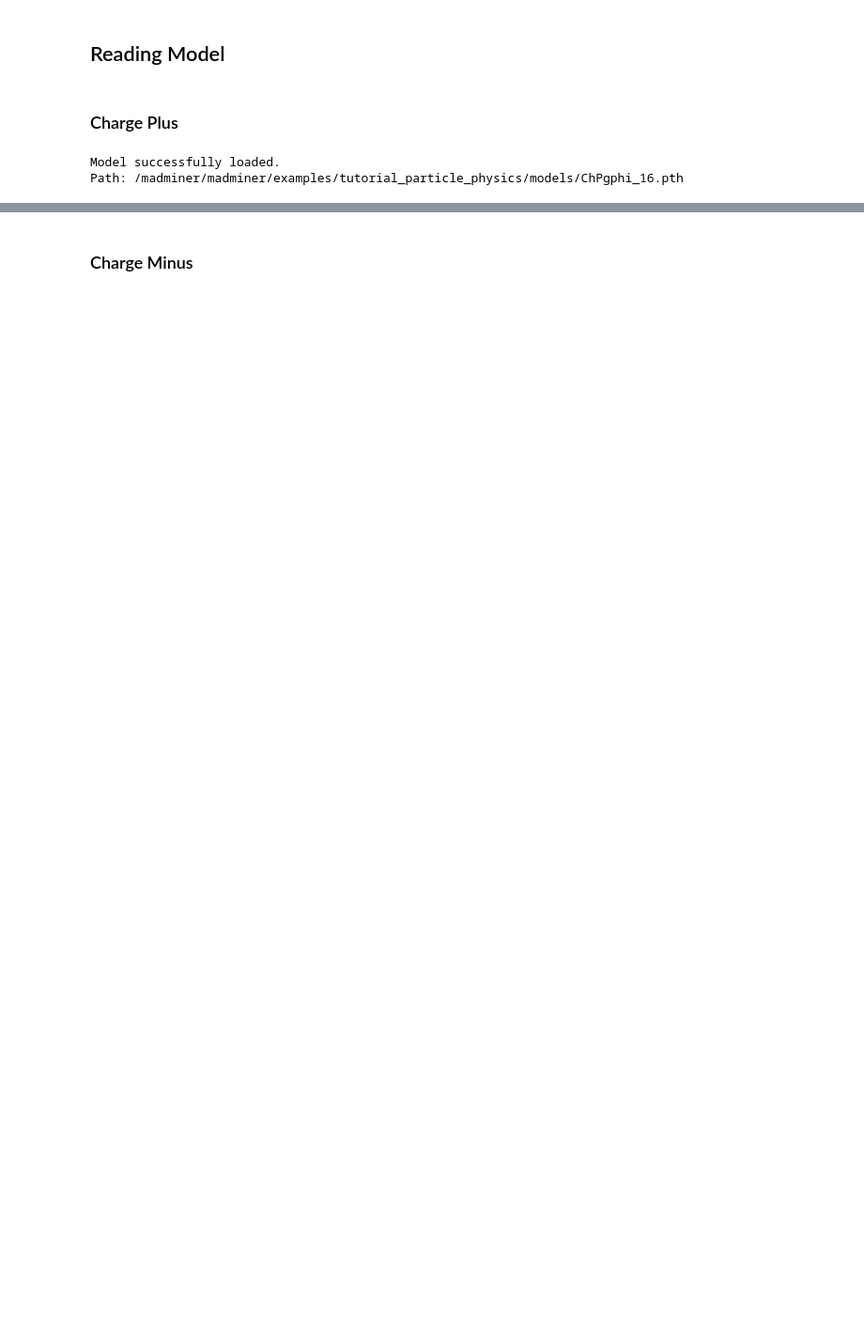
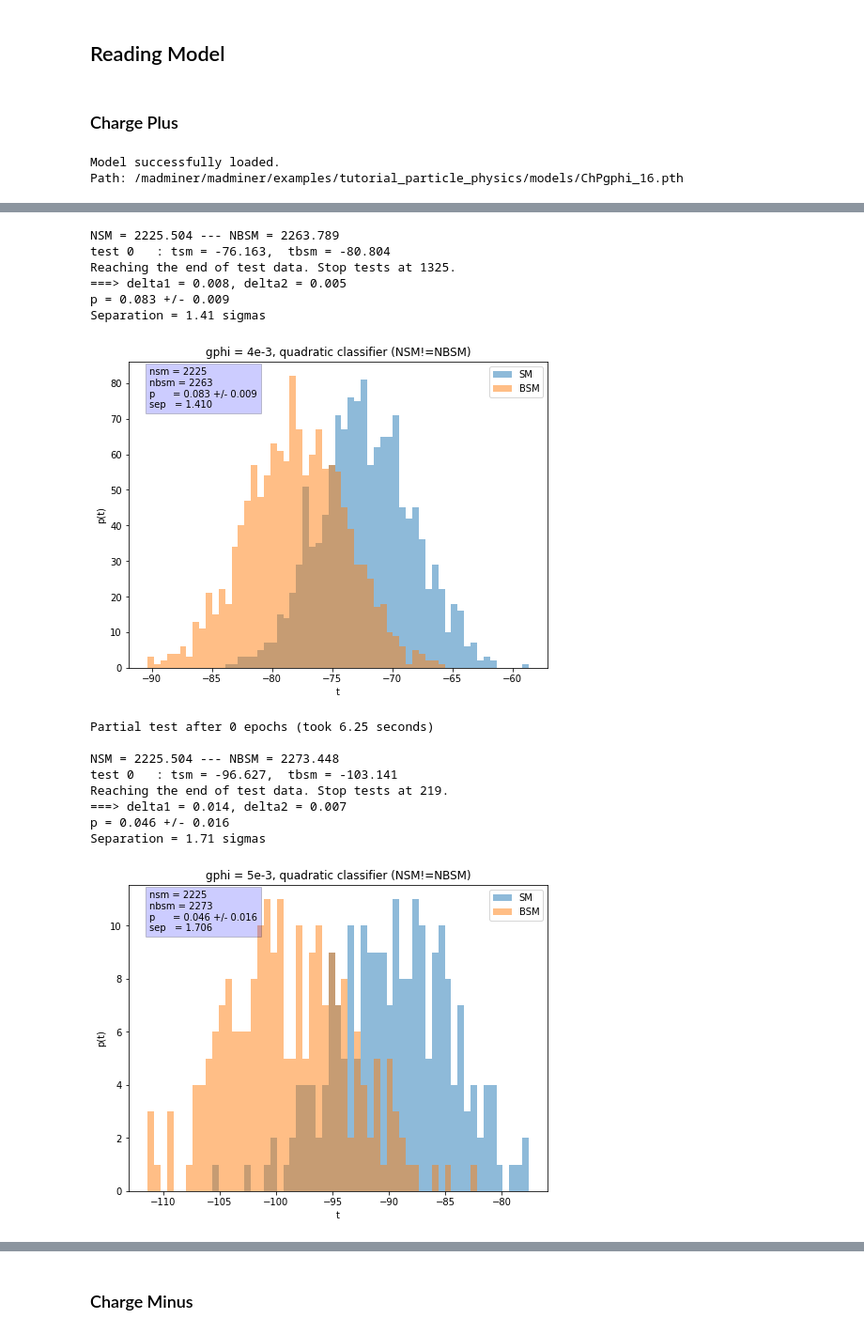
Before and after one commit to johannbrehmer/madminer, a Jupyter notebook: examples/tutorial_particle_physics/TestEstimator-Light.ipynb, the cells around one changed output, grey strips where cells are left out. Shown: that part at 94% size. Cells and saved outputs as stored; diff of their text form; code cells hidden in the pictures; blank space fills up the shorter version.

```diff
--- a/examples/tutorial_particle_physics/TestEstimator-Light.ipynb
+++ b/examples/tutorial_particle_physics/TestEstimator-Light.ipynb
@@ -391,0 +339,28 @@ Partial test after 0 epochs (took 6.41 seconds)
+# %%
+gphivals = [4e-3, 5e-3, 6e-3]
+gphi_fnames = ['gphi_toydata_test_4e-3_out', 'gphi_toydata_test_5e-3_out', 'gphi_toydata_test_6e-3_out']
+tsm_plus_XS = {}
+tbsm_plus_XS = {}
+
+for gphival, gphi_fname in zip(gphivals, gphi_fnames):
+    sep, p, tsm, tbsm = TestEstimator(estimator, gphival, gphi_fname, withXS=True,
+                                      title_message=', quadratic classifier (NSM!=NBSM)', qc=True)
+    tsm_plus_XS[gphival] = tsm
+    tbsm_plus_XS[gphival]=tbsm
+# %% [output]
+NSM = 2225.504 --- NBSM = 2263.789
+test 0   : tsm = -76.163,  tbsm = -80.804
+Reaching the end of test data. Stop tests at 1325.
+===> delta1 = 0.008, delta2 = 0.005
+p = 0.083 +/- 0.009
+Separation = 1.41 sigmas
+[figure, added]
+Partial test after 0 epochs (took 6.25 seconds)
+
+NSM = 2225.504 --- NBSM = 2273.448
+test 0   : tsm = -96.627,  tbsm = -103.141
+Reaching the end of test data. Stop tests at 219.
+===> delta1 = 0.014, delta2 = 0.007
+p = 0.046 +/- 0.016
+Separation = 1.71 sigmas
+[figure, added]
```
Also changed, not shown: parts of 17 cells of this notebook, 1 other file.
